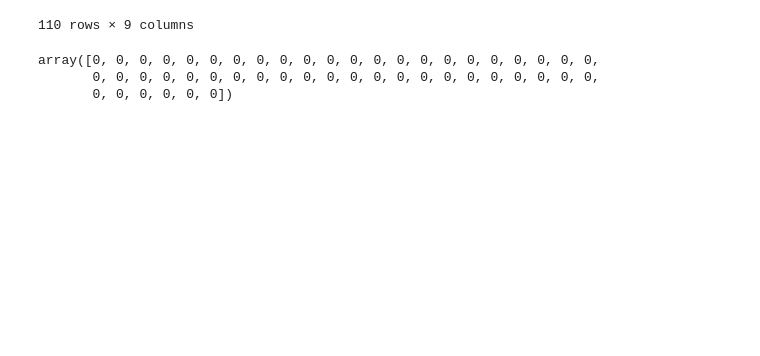
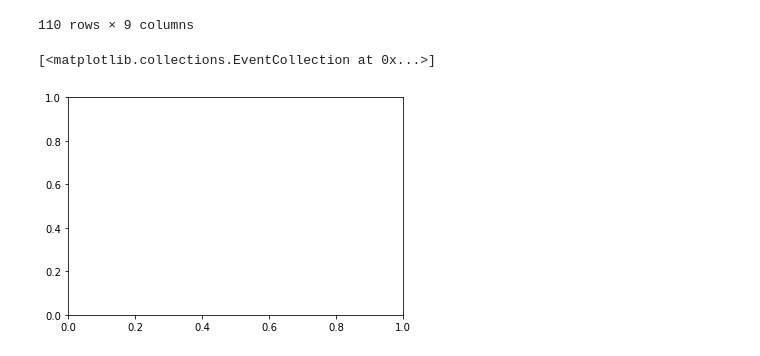
Before and after one commit to matias-ceau/pyfiber, a Jupyter notebook: dev/NICOTINE.ipynb, the cells around one changed output. Drawn from its saved outputs; the diff is of its cells as text; code cells hidden in the pictures; blank space fills up the shorter version.

```diff
--- a/dev/NICOTINE.ipynb
+++ b/dev/NICOTINE.ipynb
@@ -75,11 +75,10 @@ df
 | 108 | 39 | 70 | A | ../../DATA/nicotine/AD19R/Session... | GENERAL INFORMATION:\n***********... | Series([], dtype: int64) | Series([], dtype: int64) | Series([], dtype: int64) | Series([], dtype: int64) |
 | 109 | 39 | 37 | B | ../../DATA/nicotine/AD19R/Session... | GENERAL INFORMATION:\n***********... | 53.165 1 54.507 2 55.802 ... | 13.697 1 33.993 2 38.330 ... | 39.141 1 936.568 2 10219.875 3 1... | 55.802 1 7492.806 2 7501.651 ... |
 110 rows × 9 columns
-# %%
-np.array([0]*50)
-# %% [output]
-array([0, 0, 0, 0, 0, 0, 0, 0, 0, 0, 0, 0, 0, 0, 0, 0, 0, 0, 0, 0, 0, 0,
-       0, 0, 0, 0, 0, 0, 0, 0, 0, 0, 0, 0, 0, 0, 0, 0, 0, 0, 0, 0, 0, 0,
-       0, 0, 0, 0, 0, 0])
+# %%
+plt.eventsplot(pd.Series([]).index.values,color='k')
+# %% [output]
+[<matplotlib.collections.EventCollection at 0x...>]
+[figure, added]
 # %%
 def multiplot(df):
```
Also changed, not shown: parts of 15 cells of this notebook, 2 other files.
